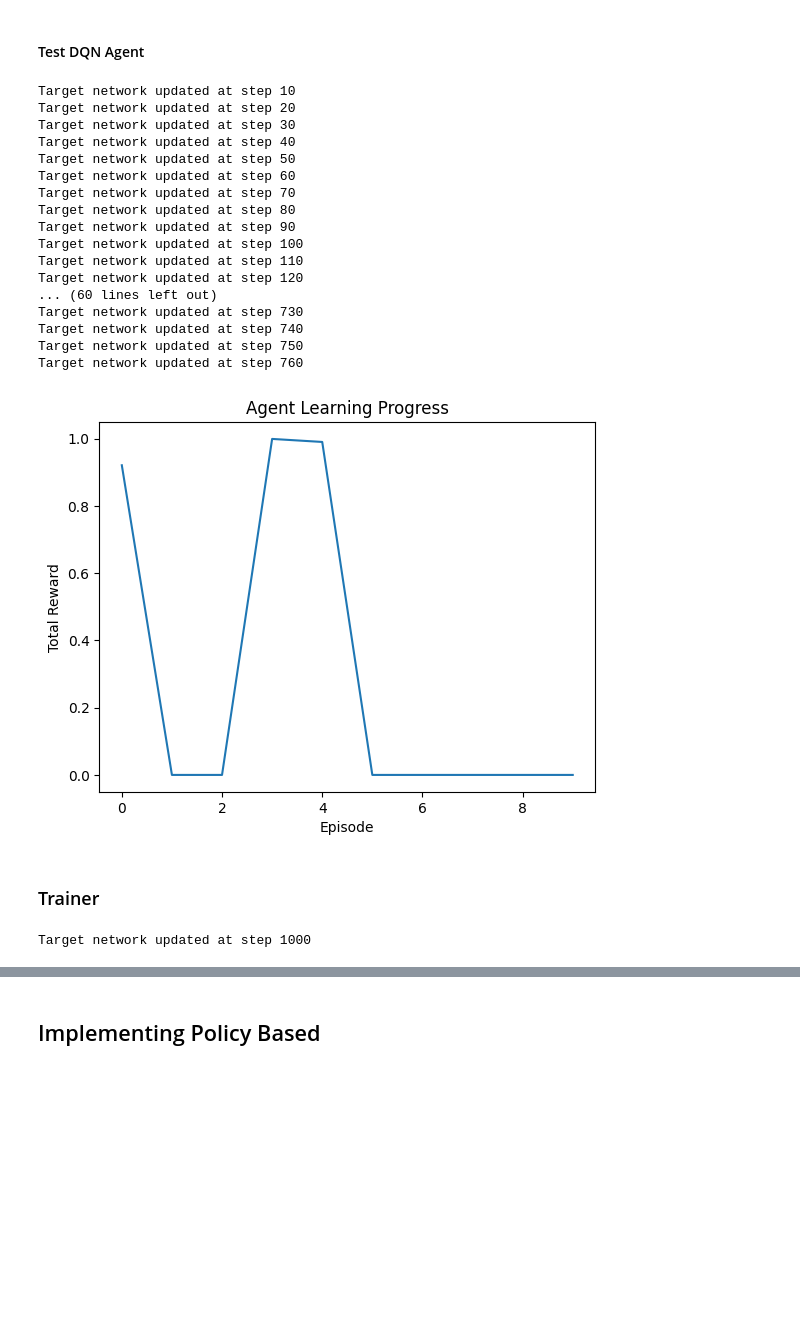
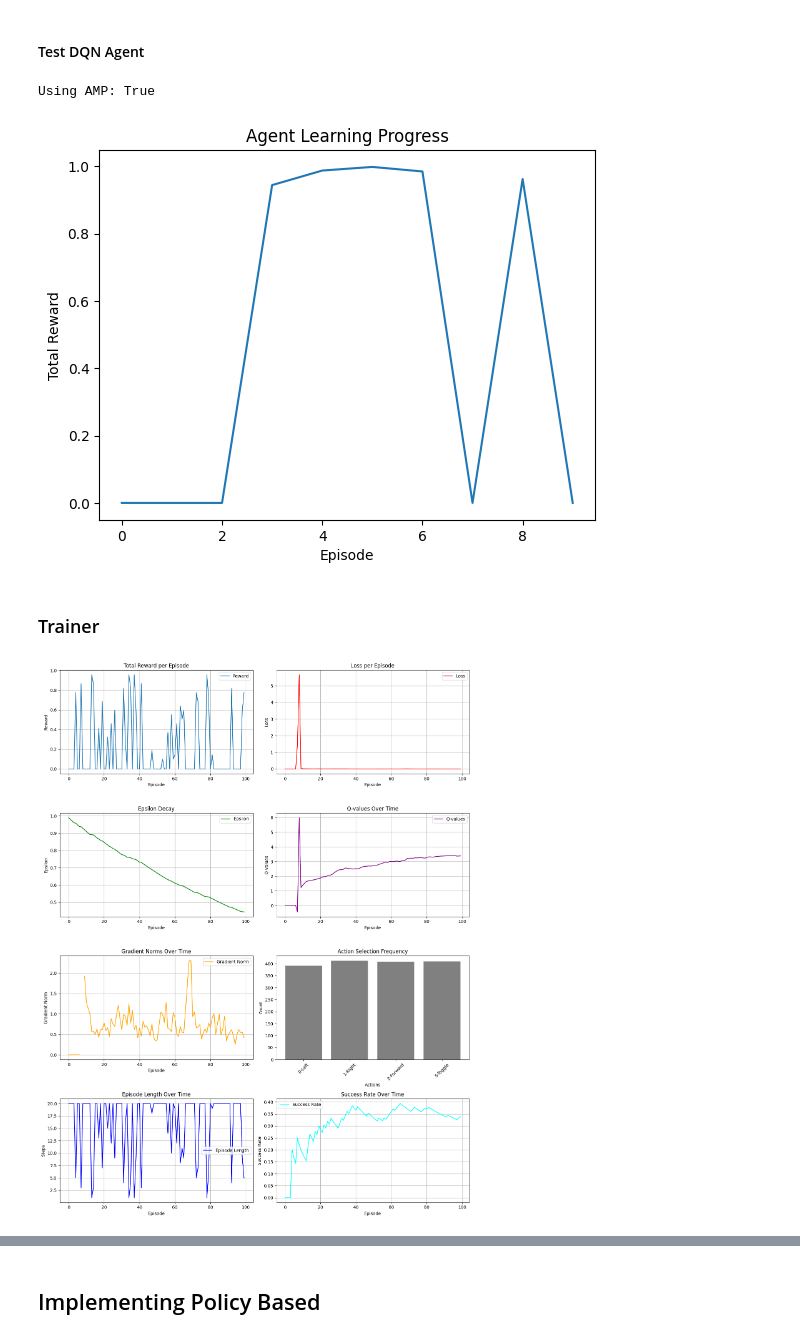
Before and after one commit to yGit741/RL-final, a Jupyter notebook: main_rl.ipynb, the cells around one changed output, grey strips where cells are left out. Drawn from its saved outputs; the diff is of its cells as text; code cells hidden in the pictures; blank space fills up the shorter version.

```diff
--- a/main_rl.ipynb
+++ b/main_rl.ipynb
@@ -942,32 +961,0 @@ class RandomAgent(BaseAgent):
-# %%
-agent = RandomAgent(
-    device=DEVICE,
-        frames_in_stack=3,
-        downsample_size=(7, 7),
-        gamma=0.99,
-        lr=0.001,
-        target_update_freq=10
-    )
-
-# Simulate random experience collection
-print("Starting experience collection...")
-for i in range(5000):
-    state = np.random.rand(4, 7, 7)
-    action = agent.select_action(state)
-    next_state = np.random.rand(4, 7, 7)
-    reward = random.random()
-    done = random.choice([True, False])
-    agent.memory.add(state, action, reward, next_state, done)
-    if i % 100 == 0:
-        print(f"Collected {i} experiences...")
-print("Experience collection completed!")
-
-# Run some training steps
-print("Starting training...")
-for i in range(20):
-    agent.train_step()
-    if i % 5 == 0:
-        print(f"Completed {i} training steps...")
-print("Training completed!")
-
-print("RandomAgent test completed successfully!")
@@ -1093,6 +1033,9 @@ class DQNAgent(BaseAgent):
 # %% [markdown]
 #### Test DQN Agent
 # %%
+
+
+from sympy import use
 
 
 env, obs = create_multiroom_env(num_rooms=1, max_room_size=10, seed=5, max_steps=1000)
@@ -1112,9 +1055,9 @@ agent = DQNAgent(
     epsilon_decay=epsilon_decay,
     min_epsilon=min_epsilon,
     target_update_freq=target_update_freq,
-    device=DEVICE
+    device=DEVICE,
 )
-
+print(f"Using AMP: {agent.use_amp}")
 # Environment setup
 num_episodes = 10
 max_steps_per_episode = 100  # Limit steps per episode
@@ -1138,51 +1081,35 @@ for episode in range(num_episodes):
         # print(f"Selected action: {action}, Type: {type(action)}, Device: {agent.device if isinstance(action, torch.Tensor) else 'N/A'}")
 
         # Step in environment
         next_state, reward, done, truncated, _ = env.step(action)
         next_state_stacked = agent.frame_stack.update(next_state)  # Preprocess next state
 
         agent.memory.add(stacked_frame, action, reward, next_state_stacked, done)
          # Start training only after 32 samples in replay buffer
         if len(agent.memory) >= batch_size:
             batch = agent.memory.sample()
             agent.train_step()
 
         # Update state and track reward
         state = next_state_stacked
         episode_reward += reward
 
         if done or truncated:
             break
 
             # Store episode reward
     episode_rewards.append(episode_reward)
     # print(f"Episode {episode+1}: Reward = {episode_reward}")
 
 # Plot rewards over time
 plt.plot(episode_rewards)
 plt.xlabel("Episode")
 plt.ylabel("Total Reward")
 plt.title("Agent Learning Progress")
 plt.show()
 # %% [output]
-Target network updated at step 10
-Target network updated at step 20
-Target network updated at step 30
-Target network updated at step 40
-Target network updated at step 50
-Target network updated at step 60
-Target network updated at step 70
-Target network updated at step 80
-Target network updated at step 90
-Target network updated at step 100
-Target network updated at step 110
-Target network updated at step 120
-... (60 lines left out)
-Target network updated at step 730
-Target network updated at step 740
-Target network updated at step 750
-Target network updated at step 760
+Using AMP: True
-[figure, old version]
+[figure, new version]
 # %% [markdown]
 ### Trainer
 # %%
@@ -1412,8 +1339,9 @@ importlib.reload(display_functions)
 from display_functions import plot_training_process
 
 env, agent, trainer = init_env_DQNagent_train(
-                         num_rooms=2,
-                         max_room_size=5,
+                         num_rooms=1,
+                         max_room_size=4,
+                         max_steps=10000,
                          env_seed=None,
                          frames_in_stack=3,
                          downsample_size=(7, 7),
@@ -1422,15 +1350,14 @@ env, agent, trainer = init_env_DQNagent_train(
                          max_epsilon=1.0,
                          epsilon_decay=0.9995,
                          min_epsilon=0.01,
-                         target_update_freq=1000,
+                         target_update_freq=20,
                          action_space=ACTIONS_SPACES,
                          num_episodes=100,
-                         max_steps=1000,
                          batch_size=128,
-                         buffer_size=10000,
+                         buffer_size=1000,
                          log_interval=1,
-                         save_video_interval=1000)
+                         save_video_interval=5)
 # %% [output]
-Target network updated at step 1000
+[figure, added]
 # %%
 render_agent_video(env,agent)
```
Also changed, not shown: parts of 19 cells of this notebook.
